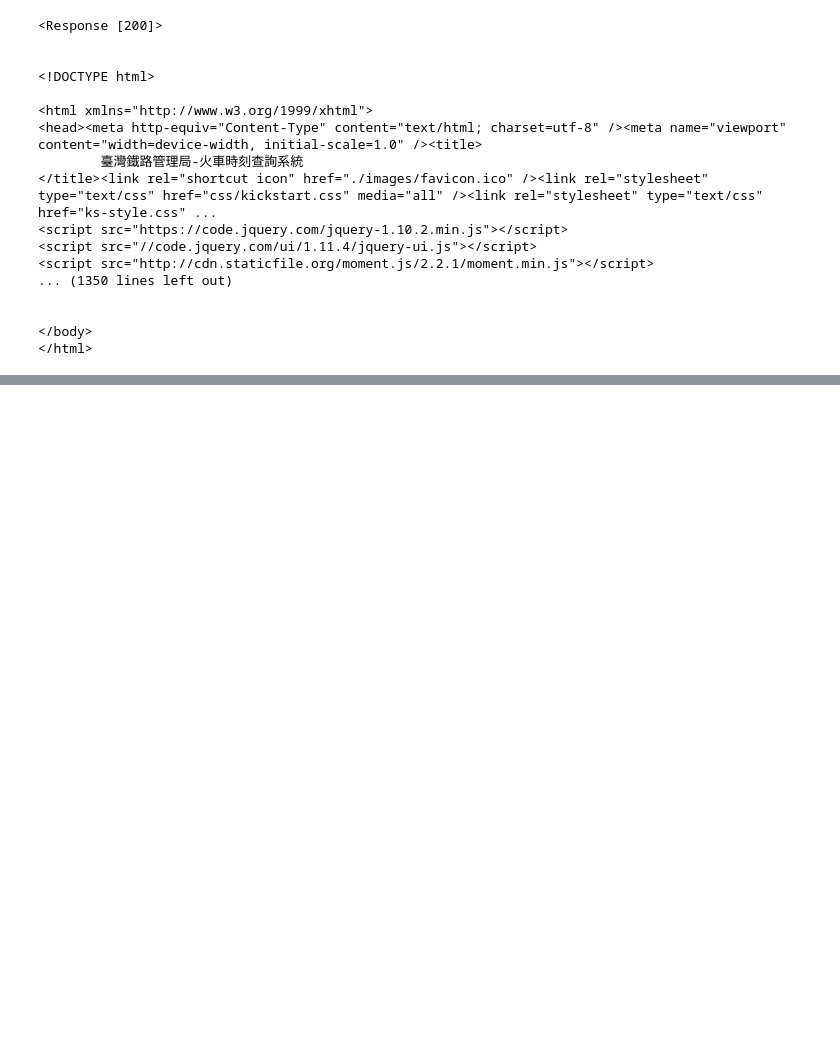
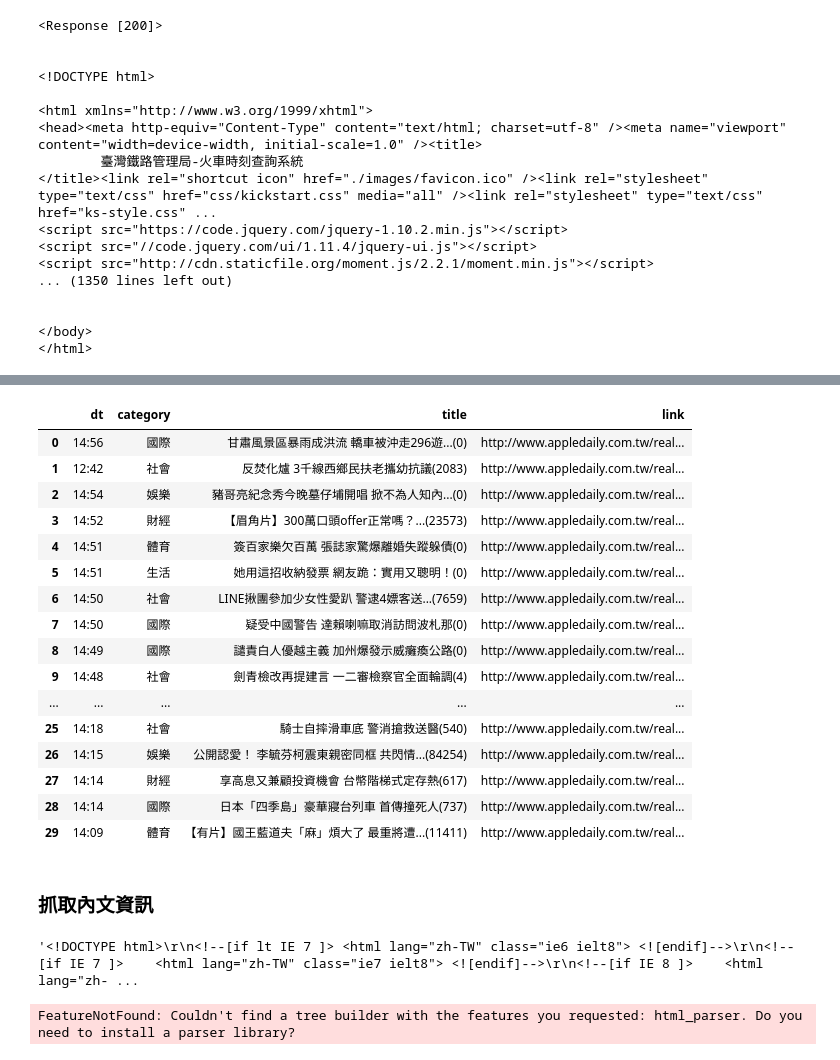
Before and after one commit to hank1377/Pytest, a Jupyter notebook: Demo20170813_student.ipynb, the cells around one changed output, grey strips where cells are left out. Drawn from its saved outputs; the diff is of its cells as text; code cells hidden in the pictures; blank space fills up the shorter version.

```diff
--- a/Demo20170813_student.ipynb
+++ b/Demo20170813_student.ipynb
@@ -180,0 +308,4 @@ print (res.text)
+# %%
+import requests
+res = requests.get('http://www.appledaily.com.tw/realtimenews/section/new/')
+print (res.text)
@@ -180,0 +330,10 @@ print (res.text)
+# %%
+from bs4 import BeautifulSoup
+soup = BeautifulSoup(res.text,'lxml')
+#soup.select('.rtddt a')
+news = soup.select('.rtddt a')
+#print(news[0])
+print(news[0].select('h1')[0].text)
+print(news[0].select('h2')[0].text)
+print(news[0].select('time')[0].text)
+print(news[0]['href'])
@@ -180,0 +345,13 @@ print (res.text)
+# %%
+domain = 'http://www.appledaily.com.tw'
+newsarray = []
+for record in soup.select('.rtddt a'):
+    dic = {}
+    dic['title'] = record.select('h1')[0].text
+    dic['category'] = record.select('h2')[0].text
+    dic['dt'] = record.select('time')[0].text
+    dic['link'] = domain + record['href']
+    #print(title,category,dt,link)
+    newsarray.append(dic)
+print(newsarray)
+#df.to_excl('tt')
@@ -180,0 +360,4 @@ print (res.text)
+# %%
+import pandas
+df = pandas.DataFrame(newsarray)
+df.head()
@@ -180,0 +373,44 @@ print (res.text)
+# %%
+#index order
+df.columns
+df[['dt','category', 'title', 'link']]
+# %% [output]
+|  | dt | category | title | link |
+| 0 | 14:56 | 國際 | 甘肅風景區暴雨成洪流 轎車被沖走296遊...(0) | http://www.appledaily.com.tw/real... |
+| 1 | 12:42 | 社會 | 反焚化爐 3千線西鄉民扶老攜幼抗議(2083) | http://www.appledaily.com.tw/real... |
+| 2 | 14:54 | 娛樂 | 豬哥亮紀念秀今晚墓仔埔開唱 掀不為人知內...(0) | http://www.appledaily.com.tw/real... |
+| 3 | 14:52 | 財經 | 【眉角片】300萬口頭offer正常嗎？...(23573) | http://www.appledaily.com.tw/real... |
+| 4 | 14:51 | 體育 | 簽百家樂欠百萬 張誌家驚爆離婚失蹤躲債(0) | http://www.appledaily.com.tw/real... |
+| 5 | 14:51 | 生活 | 她用這招收納發票 網友跪：實用又聰明！(0) | http://www.appledaily.com.tw/real... |
+| 6 | 14:50 | 社會 | LINE揪團參加少女性愛趴 警逮4嫖客送...(7659) | http://www.appledaily.com.tw/real... |
+| 7 | 14:50 | 國際 | 疑受中國警告 達賴喇嘛取消訪問波札那(0) | http://www.appledaily.com.tw/real... |
+| 8 | 14:49 | 國際 | 譴責白人優越主義 加州爆發示威癱瘓公路(0) | http://www.appledaily.com.tw/real... |
+| 9 | 14:48 | 社會 | 劍青檢改再提建言 一二審檢察官全面輪調(4) | http://www.appledaily.com.tw/real... |
+| ... | ... | ... | ... | ... |
+| 25 | 14:18 | 社會 | 騎士自摔滑車底 警消搶救送醫(540) | http://www.appledaily.com.tw/real... |
+| 26 | 14:15 | 娛樂 | 公開認愛！ 李毓芬柯震東親密同框 共閃情...(84254) | http://www.appledaily.com.tw/real... |
+| 27 | 14:14 | 財經 | 享高息又兼顧投資機會 台幣階梯式定存熱(617) | http://www.appledaily.com.tw/real... |
+| 28 | 14:14 | 國際 | 日本「四季島」豪華寢台列車 首傳撞死人(737) | http://www.appledaily.com.tw/real... |
+| 29 | 14:09 | 體育 | 【有片】國王藍道夫「麻」煩大了 最重將遭...(11411) | http://www.appledaily.com.tw/real... |
+# %% [markdown]
+### 抓取內文資訊
+# %%
+import requests
+from bs4 import BeautifulSoup
+
+res = requests.get('http://www.appledaily.com.tw/realtimenews/article/international/20170813/1181417/%E7%94%98%E8%82%85%E9%A2%A8%E6%99%AF%E5%8D%80%E6%9A%B4%E9%9B%A8%E6%88%90%E6%B4%AA%E6%B5%81%E3%80%80%E8%BD%8E%E8%BB%8A%E8%A2%AB%E6%B2%96%E8%B5%B0296%E9%81%8A%E5%AE%A2%E5%8F%97%E5%9B%B0')
+res.text
+#soup = BeautifulSoup(res.text,'html.parser')
+# %% [output]
+'<!DOCTYPE html>\r\n<!--[if lt IE 7 ]> <html lang="zh-TW" class="ie6 ielt8"> <![endif]-->\r\n<!--[if IE 7 ]>    <html lang="zh-TW" class="ie7 ielt8"> <![endif]-->\r\n<!--[if IE 8 ]>    <html lang="zh- ...
+# %%
+def pageDetail(pageurl):
+    dic{}
+    res = requests.get(pageurl)
+    soup = BeautifulSoup(res.text)
+    dic['title'] = soup.select('#h1')[0].text
+    dic['summary'] = soup.select('#summary')[0].text
+    dic['dt'] = soup.select('.ggg time')[0].text
+    dic['clicked'] = soup.select('.clicked')[0].text
+# %% [output]
+FeatureNotFound: Couldn't find a tree builder with the features you requested: html_parser. Do you need to install a parser library?
```
Also changed, not shown: parts of 21 cells of this notebook.
